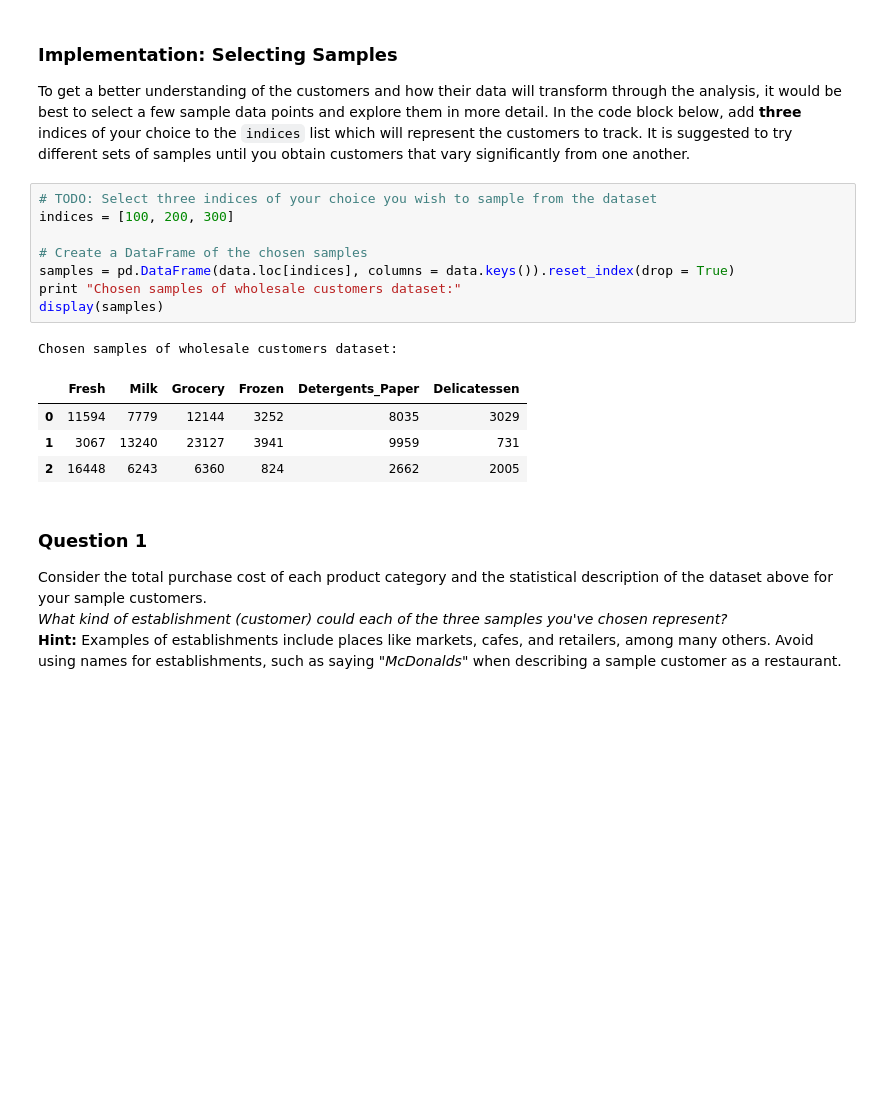
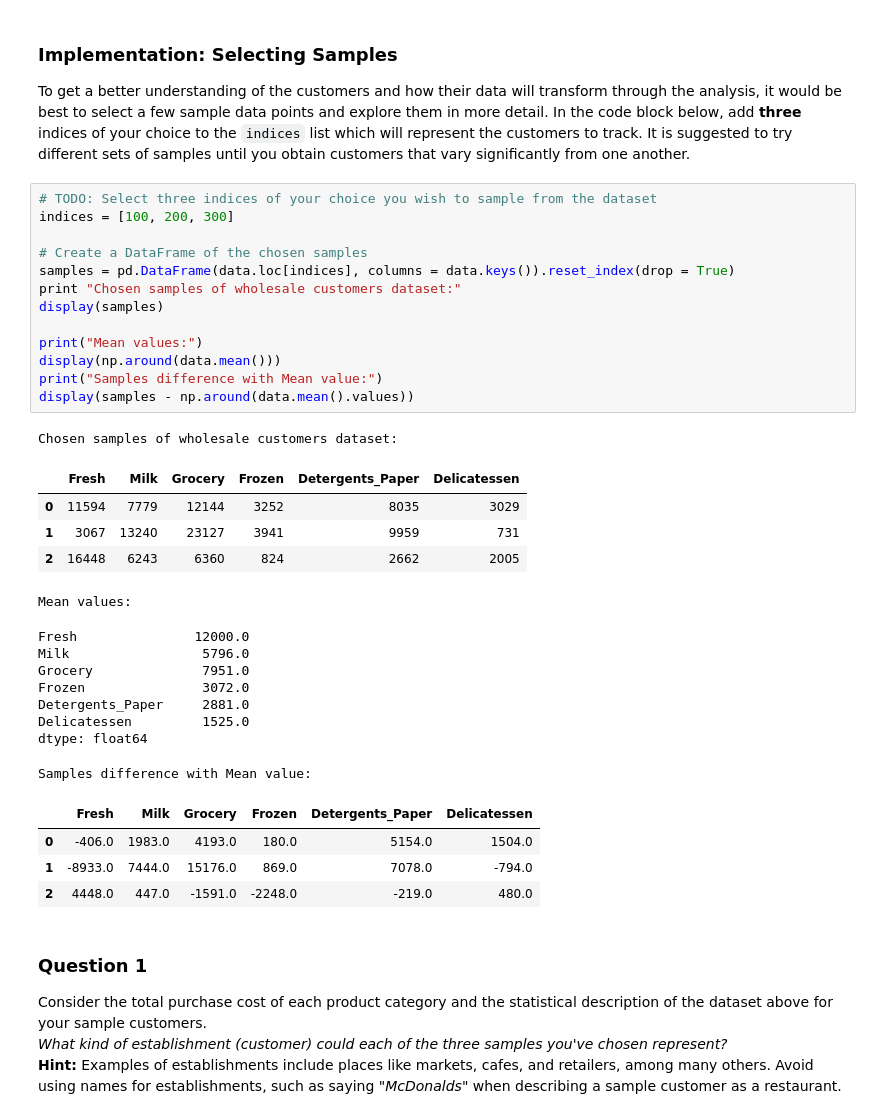
Before and after one commit to vaibhavchakki/customer_segments, a Jupyter notebook: customer_segments.ipynb, the cells around one changed output. Drawn from its saved outputs; the diff is of its cells as text; blank space fills up the shorter version.

```diff
--- a/customer_segments.ipynb
+++ b/customer_segments.ipynb
@@ -61,17 +61,35 @@ To get a better understanding of the customers and how their data will transform
 # %%
 # TODO: Select three indices of your choice you wish to sample from the dataset
 indices = [100, 200, 300]
 
 # Create a DataFrame of the chosen samples
 samples = pd.DataFrame(data.loc[indices], columns = data.keys()).reset_index(drop = True)
 print "Chosen samples of wholesale customers dataset:"
 display(samples)
+
+print("Mean values:")
+display(np.around(data.mean()))
+print("Samples difference with Mean value:")
+display(samples - np.around(data.mean().values))
 # %% [output]
 Chosen samples of wholesale customers dataset:
 |  | Fresh | Milk | Grocery | Frozen | Detergents_Paper | Delicatessen |
 | 0 | 11594 | 7779 | 12144 | 3252 | 8035 | 3029 |
 | 1 | 3067 | 13240 | 23127 | 3941 | 9959 | 731 |
 | 2 | 16448 | 6243 | 6360 | 824 | 2662 | 2005 |
+Mean values:
+Fresh               12000.0
+Milk                 5796.0
+Grocery              7951.0
+Frozen               3072.0
+Detergents_Paper     2881.0
+Delicatessen         1525.0
+dtype: float64
+Samples difference with Mean value:
+|  | Fresh | Milk | Grocery | Frozen | Detergents_Paper | Delicatessen |
+| 0 | -406.0 | 1983.0 | 4193.0 | 180.0 | 5154.0 | 1504.0 |
+| 1 | -8933.0 | 7444.0 | 15176.0 | 869.0 | 7078.0 | -794.0 |
+| 2 | 4448.0 | 447.0 | -1591.0 | -2248.0 | -219.0 | 480.0 |
 # %% [markdown]
 ### Question 1
 Consider the total purchase cost of each product category and the statistical description of the dataset above for your sample customers.
```
Also changed, not shown: parts of 31 cells of this notebook, 2 other files.
